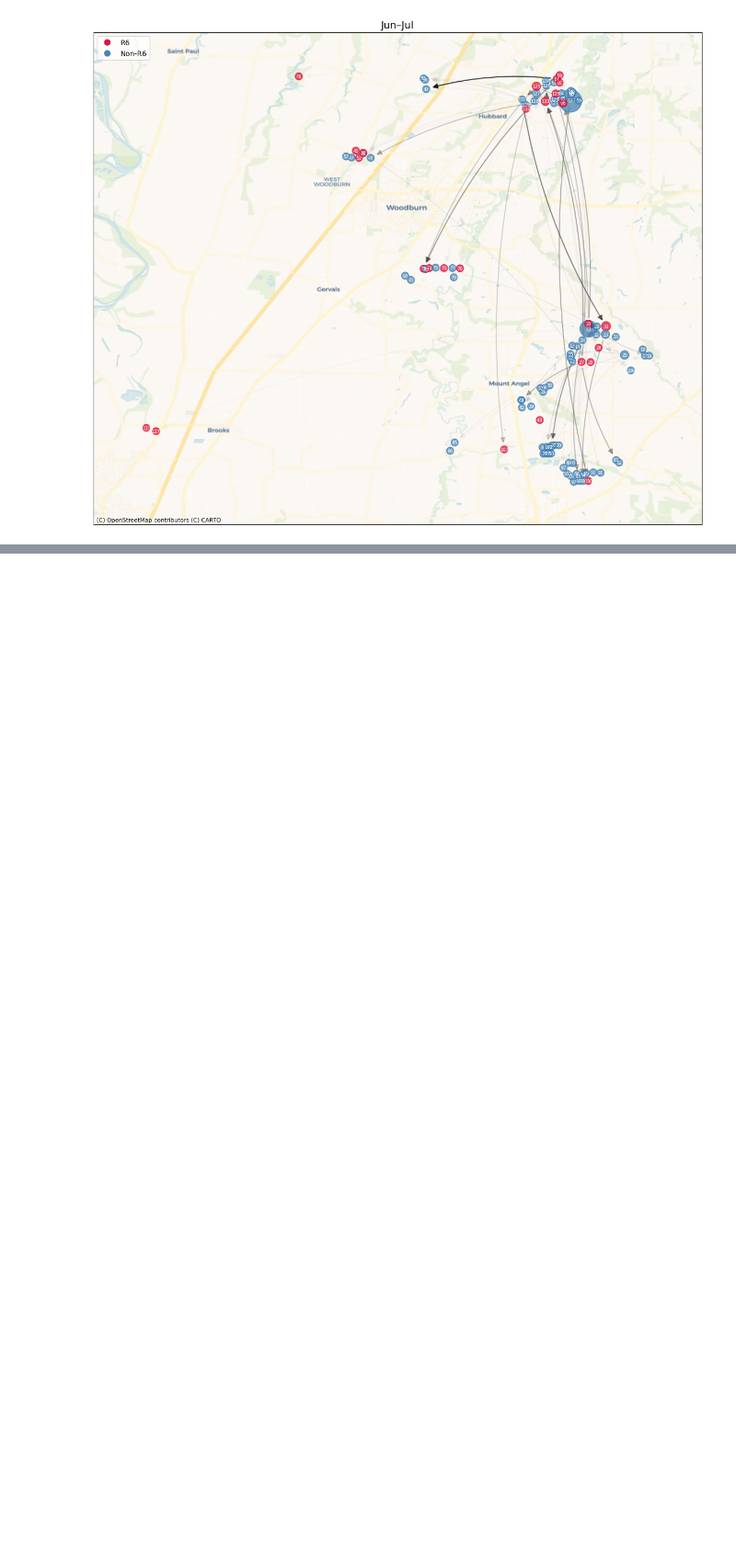
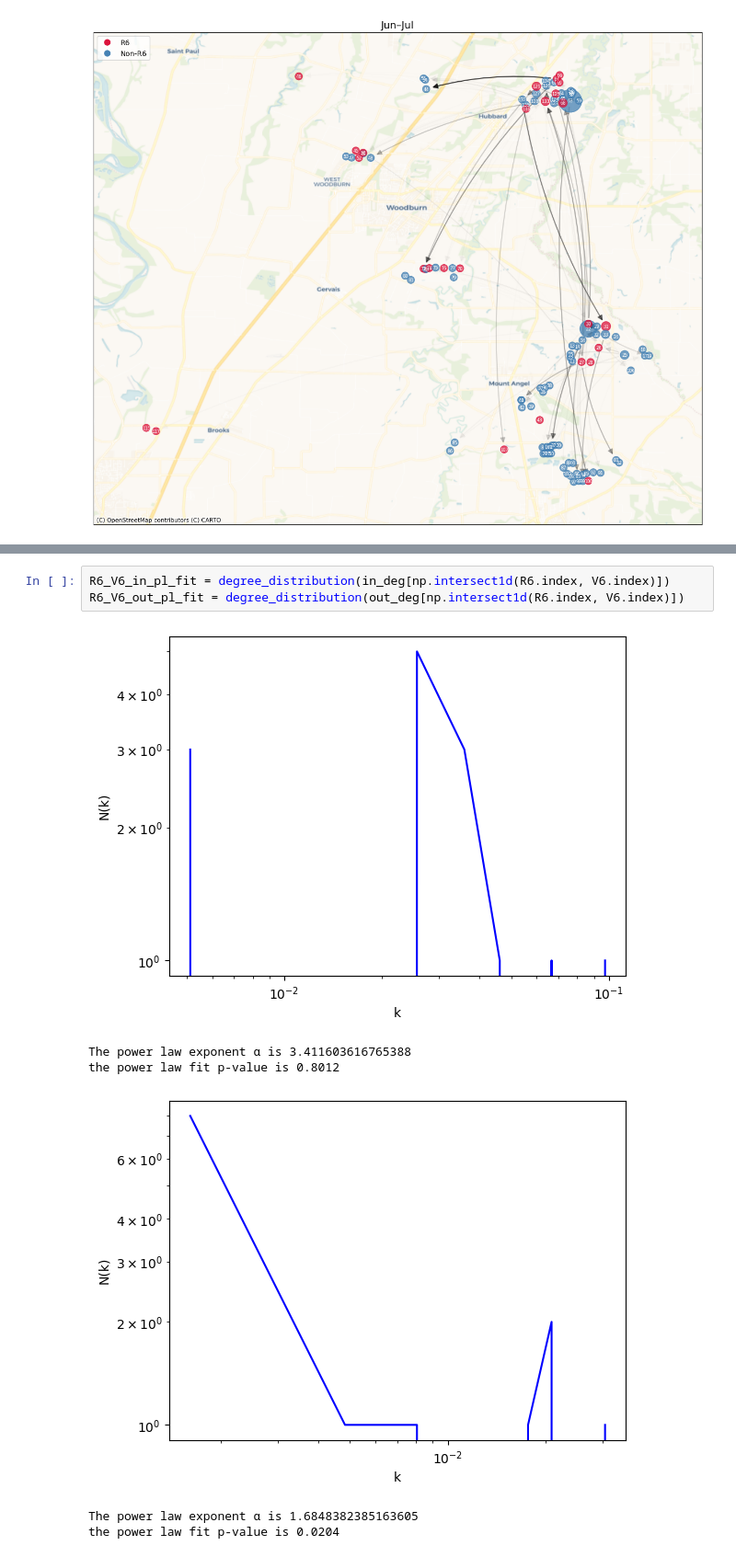
Before and after one commit to hawktre/CS_546_FinalProject, a Jupyter notebook: notebooks/4-network-analysis-finalproject.ipynb, the cells around one changed output, grey strips where cells are left out. Shown at 92% size. Saved outputs shown, nothing was run; the diff lists cells and outputs as text; blank space fills up the shorter version.

```diff
--- a/notebooks/4-network-analysis-finalproject.ipynb
+++ b/notebooks/4-network-analysis-finalproject.ipynb
@@ -132,0 +212,10 @@ plot_network(jun_jul_g, title="Jun–Jul", weight_percentile=50)
+# %%
+R6_V6_in_pl_fit = degree_distribution(in_deg[np.intersect1d(R6.index, V6.index)])
+R6_V6_out_pl_fit = degree_distribution(out_deg[np.intersect1d(R6.index, V6.index)])
+# %% [output]
+[figure, added]
+The power law exponent α is 3.411603616765388
+the power law fit p-value is 0.8012
+[figure, added]
+The power law exponent α is 1.6848382385163605
+the power law fit p-value is 0.0204
```
Also changed, not shown: parts of 13 cells of this notebook, 1 other file.
